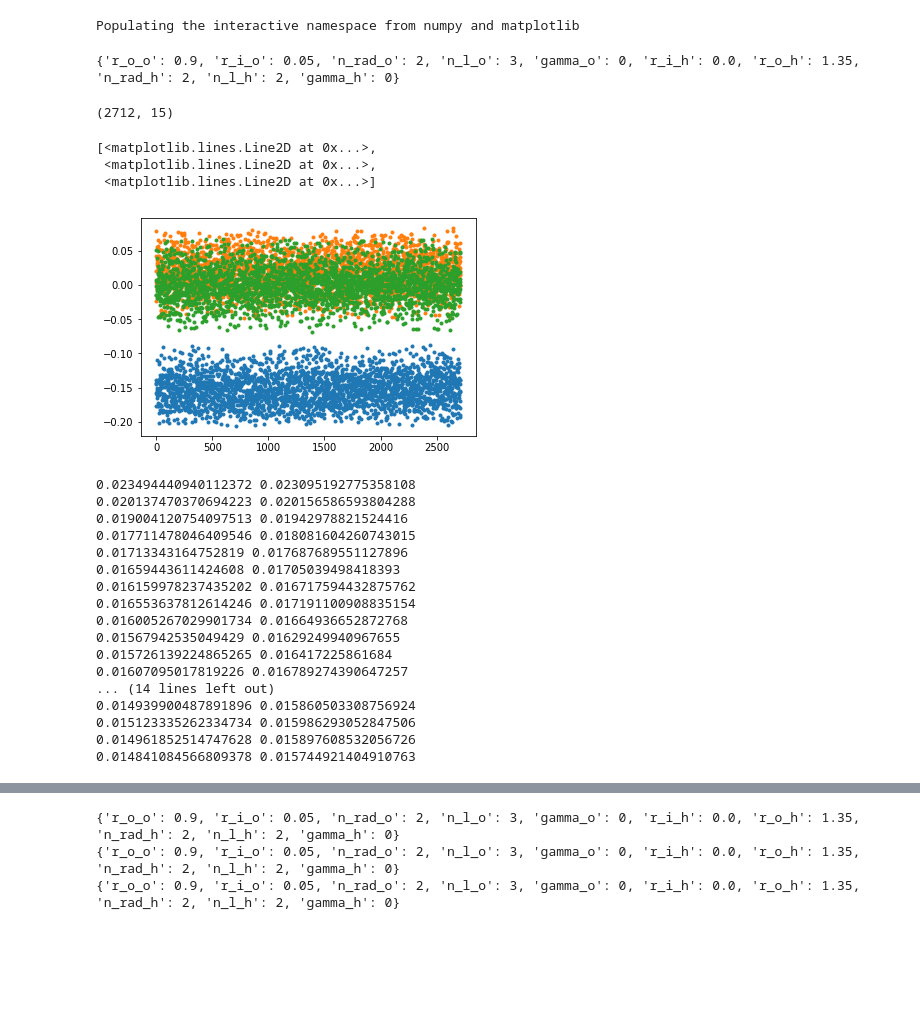
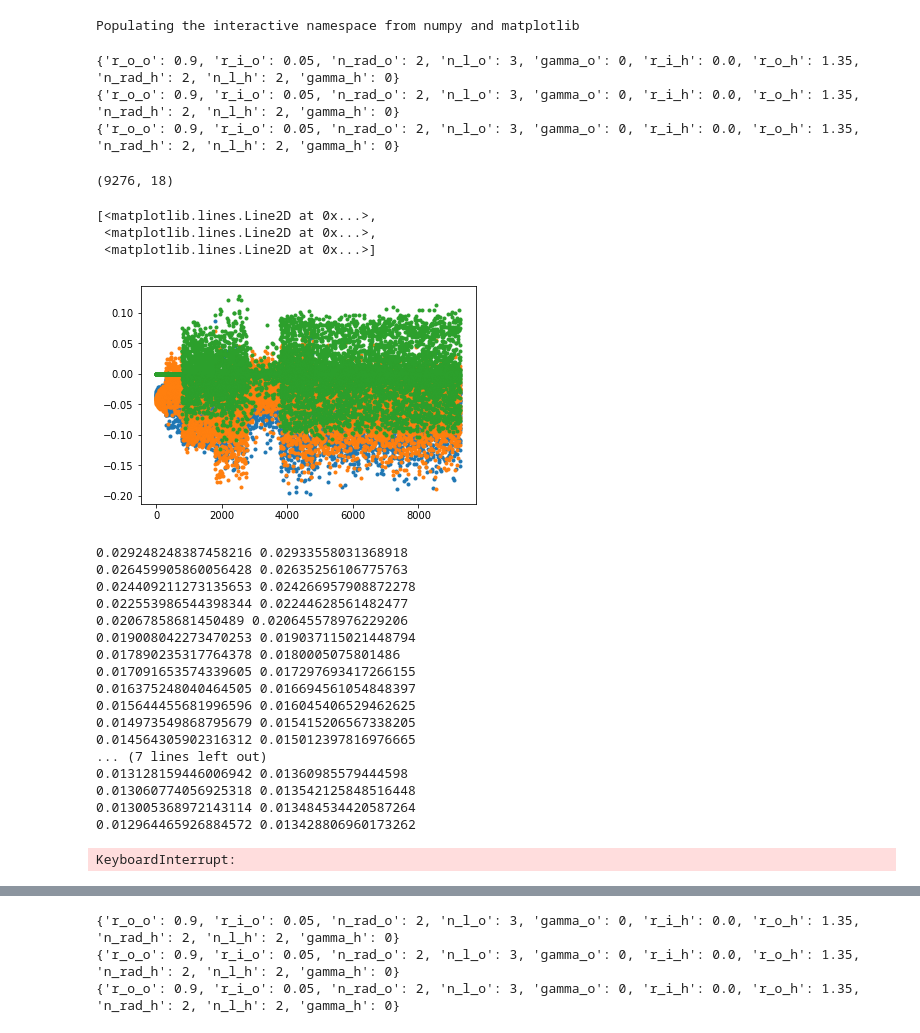
Before and after one commit to semodi/mlcf, a Jupyter notebook: jupyter/keras_forces.ipynb, the cells around one changed output, grey strips where cells are left out. Saved outputs shown, nothing was run; the diff lists cells and outputs as text; code cells hidden in the pictures; blank space fills up the shorter version.

```diff
--- a/jupyter/keras_forces.ipynb
+++ b/jupyter/keras_forces.ipynb
@@ -16,15 +16,16 @@ baseline = 'revPBE'
 reference = 'PBE_dz'
 # systems = ['dimers','trimers','128']
 # systems = ['monomers','dimers','trimers','64']
-# systems = ['monomers','dimers','trimers']
+systems = ['monomers','dimers','trimers']
 # systems = ['hexamers_embedded_ghost']
+# systems = ['monomers']
 # systems = ['monomers','dimers','trimers','hexamers_embedded_ghost']
-systems = ['64']
+# systems = ['64']
 which = 'o'
 all_targets = []
 all_features = []
 for system in systems:
-    elfs = elf.utils.hdf5_to_elfs('../data/' + baseline + '/elfs/basis_default_elf/{}_processed.hdf5'.format(system), which)
+    elfs = elf.utils.hdf5_to_elfs('../data/' + baseline + '/elfs/basis_default_nn/{}_processed.hdf5'.format(system), which)
 
     angles = np.concatenate([[e.angles for e in e] for e in elfs], axis = 0)
     feat = np.concatenate([[e.value for e in e] for e in elfs], axis = 0 )
@@ -43,14 +44,20 @@ for system in systems:
         targets_oriented[i] = elf.geom.rotate_vector(targets[i:i+1], angles[i], inverse=True)
     targets = targets_oriented
     if 'hexamers_embedded' in system:
-        feat = np.concatenate([feat[::12],feat[1::12]])
-        targets = np.concatenate([targets[::12],targets[1::12]])
+        if which == 'h':
+            feat = np.concatenate([feat[::12],feat[1::12]])
+            targets = np.concatenate([targets[::12],targets[1::12]])
+        if which == 'o':
+            feat = feat[::6]
+            targets = targets[::6]
     all_features.append(feat)
     all_targets.append(targets)
 feat = np.concatenate(all_features)
 targets = np.concatenate(all_targets)
 # %% [output]
 {'r_o_o': 0.9, 'r_i_o': 0.05, 'n_rad_o': 2, 'n_l_o': 3, 'gamma_o': 0, 'r_i_h': 0.0, 'r_o_h': 1.35, 'n_rad_h': 2, 'n_l_h': 2, 'gamma_h': 0}
+{'r_o_o': 0.9, 'r_i_o': 0.05, 'n_rad_o': 2, 'n_l_o': 3, 'gamma_o': 0, 'r_i_h': 0.0, 'r_o_h': 1.35, 'n_rad_h': 2, 'n_l_h': 2, 'gamma_h': 0}
+{'r_o_o': 0.9, 'r_i_o': 0.05, 'n_rad_o': 2, 'n_l_o': 3, 'gamma_o': 0, 'r_i_h': 0.0, 'r_o_h': 1.35, 'n_rad_h': 2, 'n_l_h': 2, 'gamma_h': 0}
 # %%
 nan = np.unique(np.where(np.isnan(feat))[0])
 not_nan = np.delete(np.arange(len(feat)),nan, axis=0)
@@ -61,7 +68,7 @@ feat_mask = (np.std(feat, axis =0) > 1e-3)
 feat = feat[:, feat_mask]
 
 tar = targets
-percentile_cutoff = 0.01
+percentile_cutoff = 0.000001
 selection = []
 for t in tar.T:
     lim1 = np.percentile(t, percentile_cutoff*100)
@@ -83,7 +90,7 @@ print(feat.shape)
 # pca = PCA(n_components=36)
 # feat = pca.fit_transform(feat)
 
-scaler = MinMaxScaler()
+scaler = StandardScaler()
 scaler.fit(feat)
 feat = scaler.transform(feat)
 #     feat = mono_feat
@@ -94,18 +101,18 @@ feat = scaler.transform(feat)
 #                                                     tar,
 #                                                     shuffle =True, random_state = 42, test_size = 0.4)
 # %% [output]
-(2712, 15)
+(9276, 18)
 # %%
 filt_o = np.array(filt)
 # %%
 filt_h = np.array(filt)
 # %%
-plot(tar, ls ='', marker = '.')
+plot(targets, ls ='', marker = '.')
 # %% [output]
 [<matplotlib.lines.Line2D at 0x...>,
  <matplotlib.lines.Line2D at 0x...>,
  <matplotlib.lines.Line2D at 0x...>]
-[figure, old version]
+[figure, new version]
 # %%
 X_train, X_test, y_train, y_test = train_test_split(feat,
                                                     tar,
@@ -139,7 +146,7 @@ last_train = 1000
 last_valid = 1000
 
 for i in range(100):
-    model.fit(X_train, y_train, epochs=500, batch_size= 500, verbose=0)
+    model.fit(X_train, y_train, epochs=500, batch_size= 9000, verbose=0)
     train_loss = np.sqrt(model.evaluate(X_train, y_train, verbose = 0)[0])
     valid_loss = np.sqrt(model.evaluate(X_valid, y_valid, verbose = 0)[0])
     if train_loss < last_train and valid_loss > last_valid:
@@ -149,23 +156,24 @@ for i in range(100):
         last_valid = valid_loss
     print(train_loss, valid_loss)
 # %% [output]
-0.023494440940112372 0.023095192775358108
-0.020137470370694223 0.020156586593804288
-0.019004120754097513 0.01942978821524416
-0.017711478046409546 0.018081604260743015
-0.01713343164752819 0.017687689551127896
-0.01659443611424608 0.01705039498418393
-0.016159978237435202 0.016717594432875762
-0.016553637812614246 0.017191100908835154
-0.016005267029901734 0.01664936652872768
-0.01567942535049429 0.01629249940967655
-0.015726139224865265 0.016417225861684
-0.01607095017819226 0.016789274390647257
-... (14 lines left out)
-0.014939900487891896 0.015860503308756924
-0.015123335262334734 0.015986293052847506
-0.014961852514747628 0.015897608532056726
-0.014841084566809378 0.015744921404910763
+0.029248248387458216 0.02933558031368918
+0.026459905860056428 0.02635256106775763
+0.024409211273135653 0.024266957908872278
+0.022553986544398344 0.02244628561482477
+0.02067858681450489 0.020645578976229206
+0.019008042273470253 0.019037115021448794
+0.017890235317764378 0.0180005075801486
+0.017091653574339605 0.017297693417266155
+0.016375248040464505 0.016694561054848397
+0.015644455681996596 0.016045406529462625
+0.014973549868795679 0.015415206567338205
+0.014564305902316312 0.015012397816976665
+... (7 lines left out)
+0.013128159446006942 0.01360985579444598
+0.013060774056925318 0.013542125848516448
+0.013005368972143114 0.013484534420587264
+0.012964465926884572 0.013428806960173262
+KeyboardInterrupt:
 # %%
 rmd, _ = model.evaluate(X_test, y_test)
 np.sqrt(rmd)
```
Also changed, not shown: parts of 8 cells of this notebook, 7 other files.
